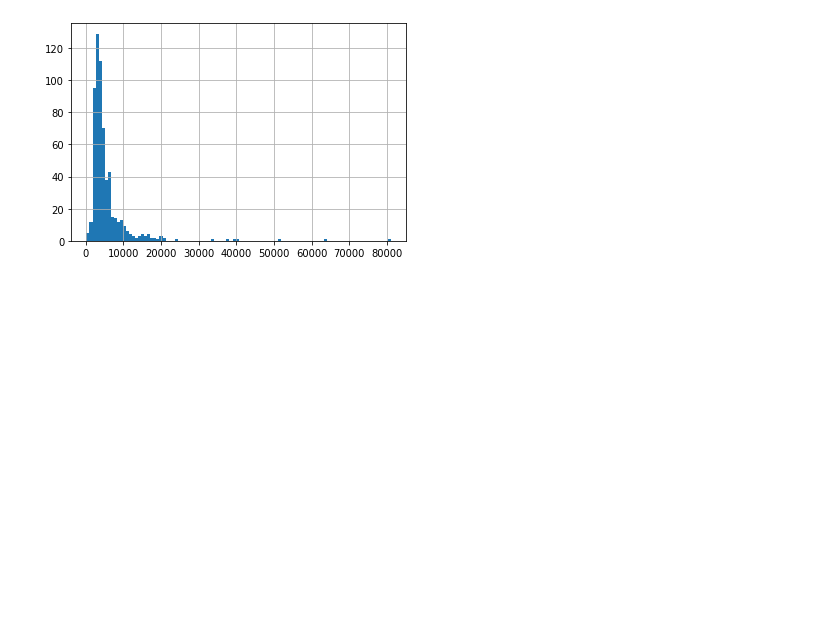
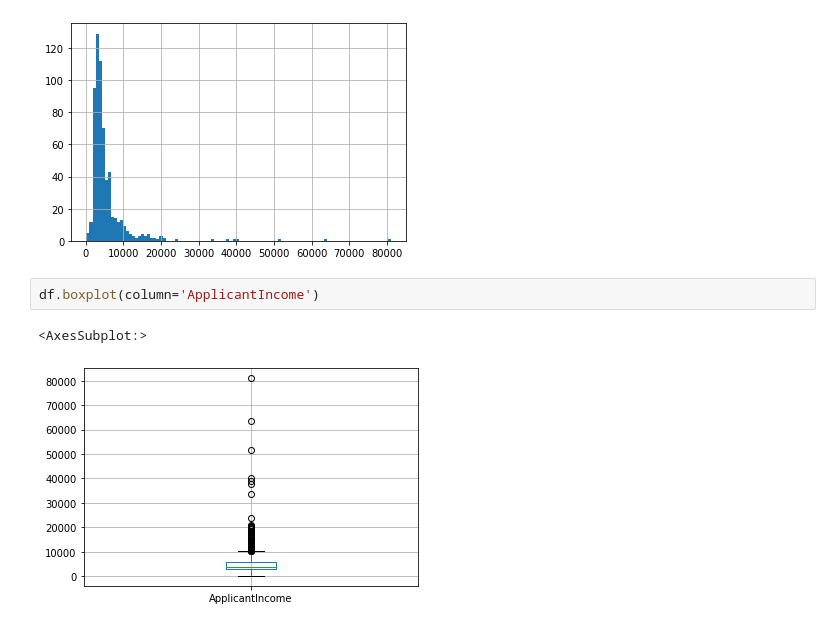
Before and after one commit to jocianoperin/Python, a Jupyter notebook: Notebook.ipynb, the cells around one changed output. Saved outputs shown, nothing was run; the diff lists cells and outputs as text; blank space fills up the shorter version.

```diff
--- a/Notebook.ipynb
+++ b/Notebook.ipynb
@@ -42,3 +42,8 @@ df['ApplicantIncome'].hist(bins=100)
 # %% [output]
 <AxesSubplot:>
 [figure]
+# %%
+df.boxplot(column='ApplicantIncome')
+# %% [output]
+<AxesSubplot:>
+[figure, added]
```
Also changed, not shown: parts of 4 cells of this notebook, 1 other file.
